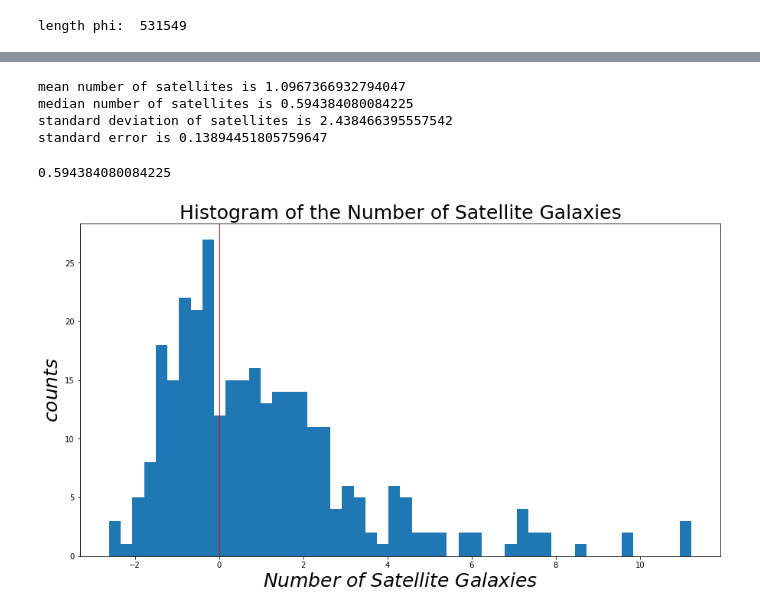
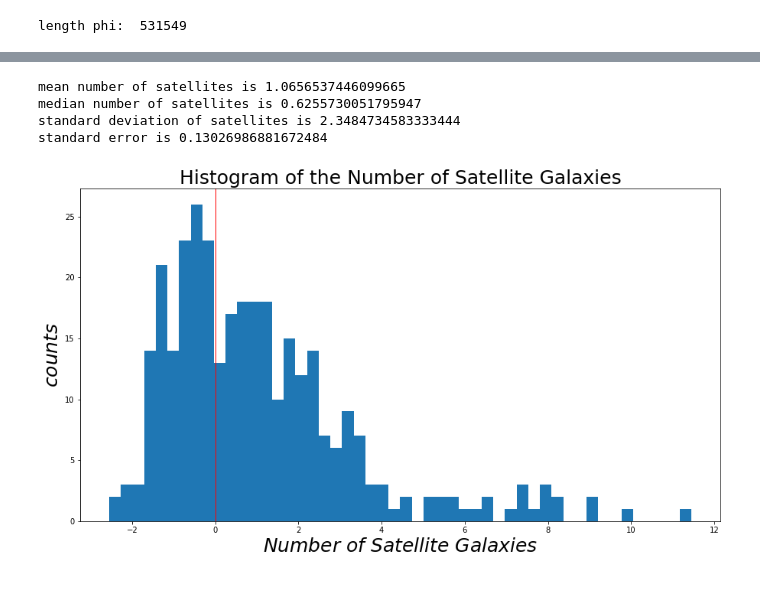
Before and after one commit to metownsend/LRG-Sats, a Jupyter notebook: satellite_measurement.ipynb, the cells around one changed output, grey strips where cells are left out. Cells and saved outputs as stored; diff of their text form; code cells hidden in the pictures.

```diff
--- a/satellite_measurement.ipynb
+++ b/satellite_measurement.ipynb
@@ -634,6 +685,37 @@ smatrix_high = data_smatrix_high['smatrix']
 high_smatrix35 = smatrix_high[0]
 high_smatrix05 = smatrix_high[1]
 high_smatrix65 = smatrix_high[2]
+# %%
+# apply masks to new result
+
+# apply masks
+
+# lowz
+masked_Nsat_low35 = Nsat_bin1_new * low_smatrix35
+
+np.savez('/Users/mtownsend/Documents/LRG_Data/masked_Nsat_low_new.npz', masked_Nsat_low35=masked_Nsat_low35)
+data_Nsat_low = np.load('/Users/mtownsend/Documents/LRG_Data/masked_Nsat_low_new.npz')
+Nsat35_low_new = data_Nsat_low['masked_Nsat_low35']
+
+# midz
+masked_Nsat_mid35 = Nsat_bin1_new * mid_smatrix35
+masked_Nsat_mid05 = Nsat_bin2_new * mid_smatrix05
+
+np.savez('/Users/mtownsend/Documents/LRG_Data/masked_Nsat_mid_new.npz', masked_Nsat_mid35=masked_Nsat_mid35, masked_Nsat_mid05=masked_Nsat_mid05)
+data_Nsat_mid = np.load('/Users/mtownsend/Documents/LRG_Data/masked_Nsat_mid_new.npz')
+Nsat35_mid_new = data_Nsat_mid['masked_Nsat_mid35']
+Nsat05_mid_new = data_Nsat_mid['masked_Nsat_mid05']
+
+# highz
+masked_Nsat_high35 = Nsat_bin1_new * high_smatrix35
+masked_Nsat_high05 = Nsat_bin2_new * high_smatrix05
+masked_Nsat_high65 = Nsat_bin3_new * high_smatrix65
+
+np.savez('/Users/mtownsend/Documents/LRG_Data/masked_Nsat_high_new.npz', masked_Nsat_high35=masked_Nsat_high35, masked_Nsat_high05=masked_Nsat_high05, masked_Nsat_high65=masked_Nsat_high65)
+data_Nsat_high = np.load('/Users/mtownsend/Documents/LRG_Data/masked_Nsat_high_new.npz')
+Nsat35_high_new = data_Nsat_high['masked_Nsat_high35']
+Nsat05_high_new = data_Nsat_high['masked_Nsat_high05']
+Nsat65_high_new = data_Nsat_high['masked_Nsat_high65']
 # %%
 # apply masks
 
@@ -663,17 +745,18 @@ data_Nsat_high = np.load('/Users/mtownsend/Documents/LRG_Data/masked_Nsat_high.n
 Nsat35_high = data_Nsat_high['masked_Nsat_high35']
 Nsat05_high = data_Nsat_high['masked_Nsat_high05']
 Nsat65_high = data_Nsat_high['masked_Nsat_high65']
-# %%
-# totalNsat(masked_Nsat_low35)
-
-totalNsat(Nsat35_low)
-# %% [output]
-mean number of satellites is 1.0967366932794047
-median number of satellites is 0.594384080084225
-standard deviation of satellites is 2.438466395557542
-standard error is 0.13894451805759647
-0.594384080084225
-[figure, removed]
+# %%
+# totalNsat(Nsat35_low)
+# plt.show()
+
+totalNsat(Nsat35_low_new)
+plt.show()
+# %% [output]
+mean number of satellites is 1.0656537446099665
+median number of satellites is 0.6255730051795947
+standard deviation of satellites is 2.3484734583333444
+standard error is 0.13026986881672484
+[figure, added]
 # %%
 totalNsat(Nsat35_mid)
 plt.show()
```
Also changed, not shown: parts of 14 cells of this notebook, 3 other files.
